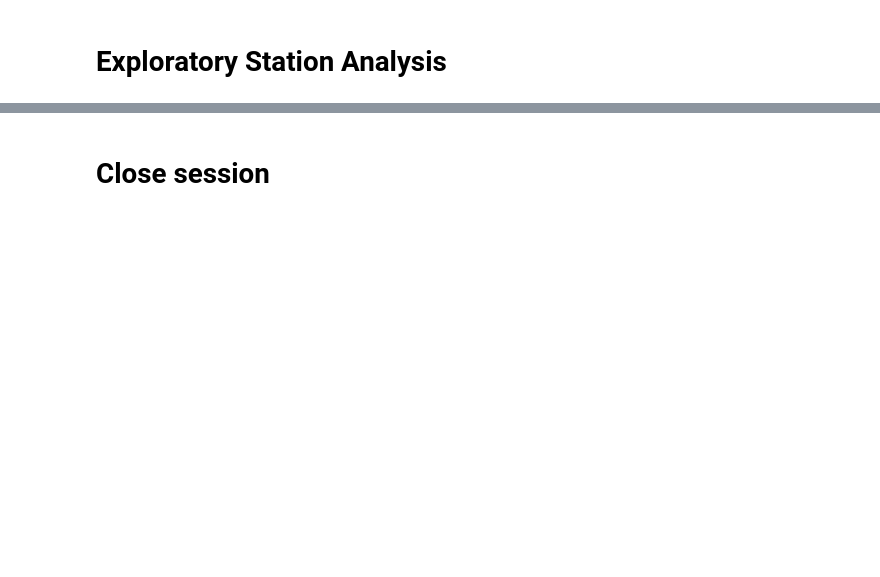
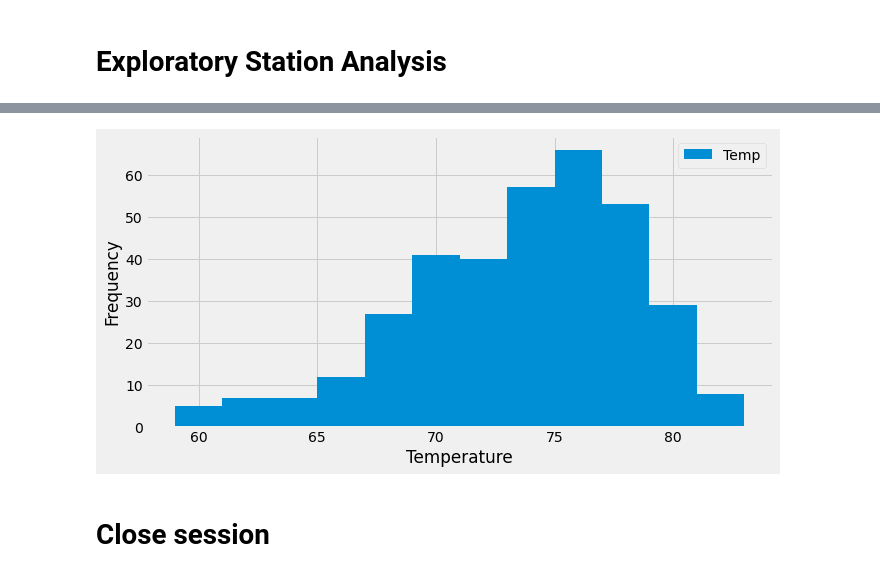
Before and after one commit to danielatuesta55/sqlalchemy-challenge, a Jupyter notebook: climate_starter.ipynb, the cells around one changed output, grey strips where cells are left out. Drawn from its saved outputs; the diff is of its cells as text; code cells hidden in the pictures; blank space fills up the shorter version.

```diff
--- a/climate_starter.ipynb
+++ b/climate_starter.ipynb
@@ -121,3 +162,9 @@ total_stations
 # %%
 # Using the most active station id
 # Query the last 12 months of temperature observation data for this station and plot the results as a histogram
+p_year = dt.date(2017,8,23)- dt.timedelta(days=365)
+
+# Perform a query to retrieve the data and precipitation scores
+date_temperature = session.query(Measurement.date,Measurement.tobs).filter(Measurement.date >= p_year).filter(Measurement.station == 'USC00519281').order_by(Measurement.date)
+date_temperature_df = pd.DataFrame(date_temperature, columns=['Date','Temp'])
+date_temperature_df.head()
@@ -124,3 +178,10 @@ total_stations
+# %%
+# plot the results as a histogram
+date_temperature_df.plot.hist(bins=12, figsize=(10,5))
+plt.xlabel ("Temperature")
+plt.show;
+# %% [output]
+[figure, added]
 # %% [markdown]
 # Close session
 # %%
```
Also changed, not shown: parts of 9 cells of this notebook.
